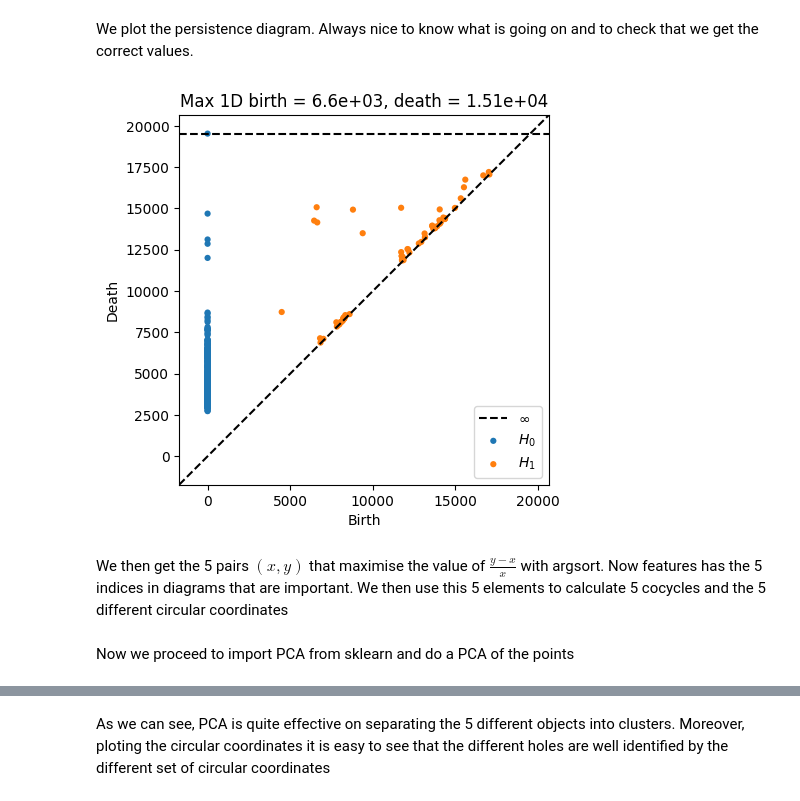
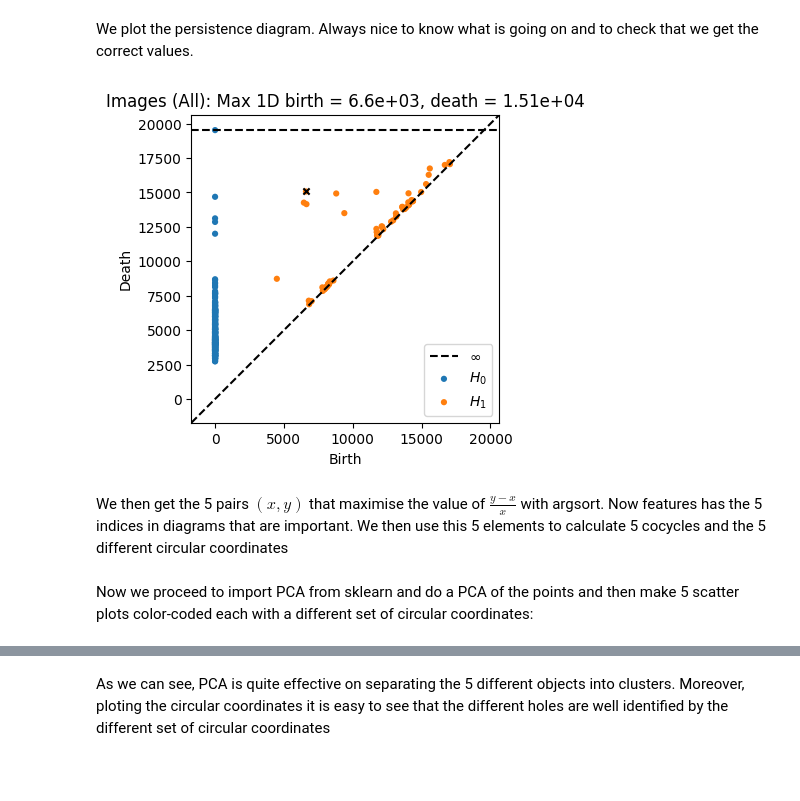
Before and after one commit to Bernat-Jorda-Carbonell/TDA_projects, a Jupyter notebook: circular_coordinates/TDA_circular_coordinates.ipynb, the cells around one changed output, grey strips where cells are left out. Saved outputs shown, nothing was run; the diff lists cells and outputs as text; code cells hidden in the pictures; blank space fills up the shorter version.

```diff
--- a/circular_coordinates/TDA_circular_coordinates.ipynb
+++ b/circular_coordinates/TDA_circular_coordinates.ipynb
@@ -381,2 +383,16 @@ X_img = np.array(X_img)
+# %%
+# Get file names for object 1 (change "obj1" to "objX" for different objects)
+file_names_obj1 = natsort.natsorted([fname for fname in os.listdir(data_directory) if fname.startswith("obj1")])
+
+# Process images: store the PIL image in imgs_obj1 and its flattened pixel vector in X_img_obj1.
+X_img_obj1 = []
+imgs_obj1 = []
+for fname in file_names_obj1:
+    path = os.path.join(data_directory, fname)
+    image = Image.open(path)
+    imgs_obj1.append(image)
+    x_im = np.array(image)
+    X_img_obj1.append(x_im.reshape(-1))
+X_img_obj1 = np.array(X_img_obj1)
 # %% [markdown]
 We repeat the good all process of running ripser with the vector of the images as the points, and getting the diagrams, cocycles and distance matrix
@@ -422,17 +441,16 @@ As we can see, this image in particular goes back and forth in circular coordian
 
 Now we have to et back not only the 72 images of our object but the 72 images of every one of the 5 objects. We basically repeat the same code, but not filtering which elements we get.
 # %%
-file_names_all = natsort.natsorted([n for n in os.listdir(data_directory)] ) # we get rid off the "if" condition
+file_names_all = natsort.natsorted(os.listdir(data_directory))
 
 X_img_all = []
 imgs_all = []
-for file_name in file_names_all:    #Transform the images into vectors
-    image = Image.open(data_directory + file_name)
-    l, h = image.size
+for fname in file_names_all:
+    path = os.path.join(data_directory, fname)
+    image = Image.open(path)
     imgs_all.append(image)
-    x = np.array(image)
-    X_img_all.append(x.reshape(x.shape[0] * x.shape[1]))
-
+    x_im = np.array(image)
+    X_img_all.append(x_im.reshape(-1))
 X_img_all = np.array(X_img_all)
 # %% [markdown]
 Now we compute ripser to get distance matrix and the persistence diagram
@@ -444,12 +457,21 @@ D_all = all_rips['dperm2all']   # we get the distance matrix from ripser to use
+# %%
+image_rips_all = ripser(X_img_all, do_cocycles=True)
+diagrams_img_all = image_rips_all['dgms']
+cocycles_img_all = image_rips_all['cocycles']
+D_img_all = image_rips_all['dperm2all']
 # %% [markdown]
 We plot the persistence diagram. Always nice to know what is going on and to check that we get the correct values.
 # %%
-dgm1 = diagrams_all[1]
-idx = np.argmax(dgm1[:, 1] - dgm1[:, 0])
-plot_diagrams(diagrams_all, show = False)
-plt.title("Max 1D birth = %.3g, death = %.3g"%(dgm1[idx, 0], dgm1[idx, 1]))
+dgm1_img_all = diagrams_img_all[1]
+max_idx_img_all = np.argmax(dgm1_img_all[:, 1] - dgm1_img_all[:, 0])
+plt.figure(figsize=(6,4))
+plot_diagrams(diagrams_img_all, show=False)
+plt.scatter(dgm1_img_all[max_idx_img_all, 0], dgm1_img_all[max_idx_img_all, 1],
+            20, c='k', marker='x')
+plt.title("Images (All): Max 1D birth = %.3g, death = %.3g" %
+          (dgm1_img_all[max_idx_img_all, 0], dgm1_img_all[max_idx_img_all, 1]))
 plt.show()
 # %% [output]
-[figure, old version]
+[figure, new version]
 # %% [markdown]
 We then get the 5 pairs $(x,y)$ that maximise the value of $\frac{y-x}{x}$ with argsort. Now features has the 5 indices in diagrams that are important. We then use this 5 elements to calculate 5 cocycles and the 5 different circular coordinates
@@ -474,2 +494,2 @@ CC_5=circular_coordinates(D_all,cocycle5, r = dgm1[features[4], 0]+1)
 # %% [markdown]
-Now we proceed to import PCA from sklearn and do a PCA of the points
+Now we proceed to import PCA from sklearn and do a PCA of the points and then make 5 scatter plots color-coded each with a different set of circular coordinates:
```
Also changed, not shown: parts of 92 cells of this notebook.
